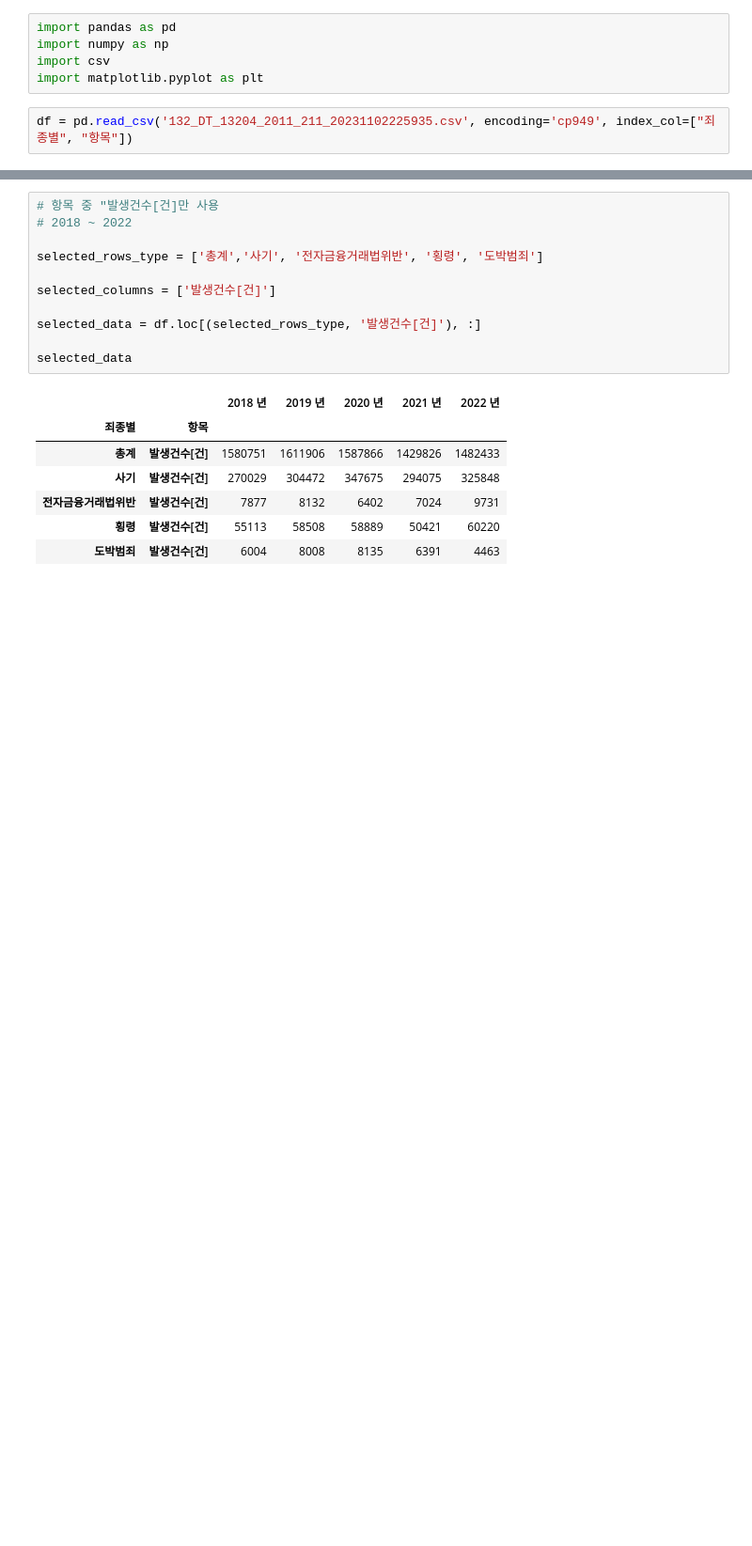
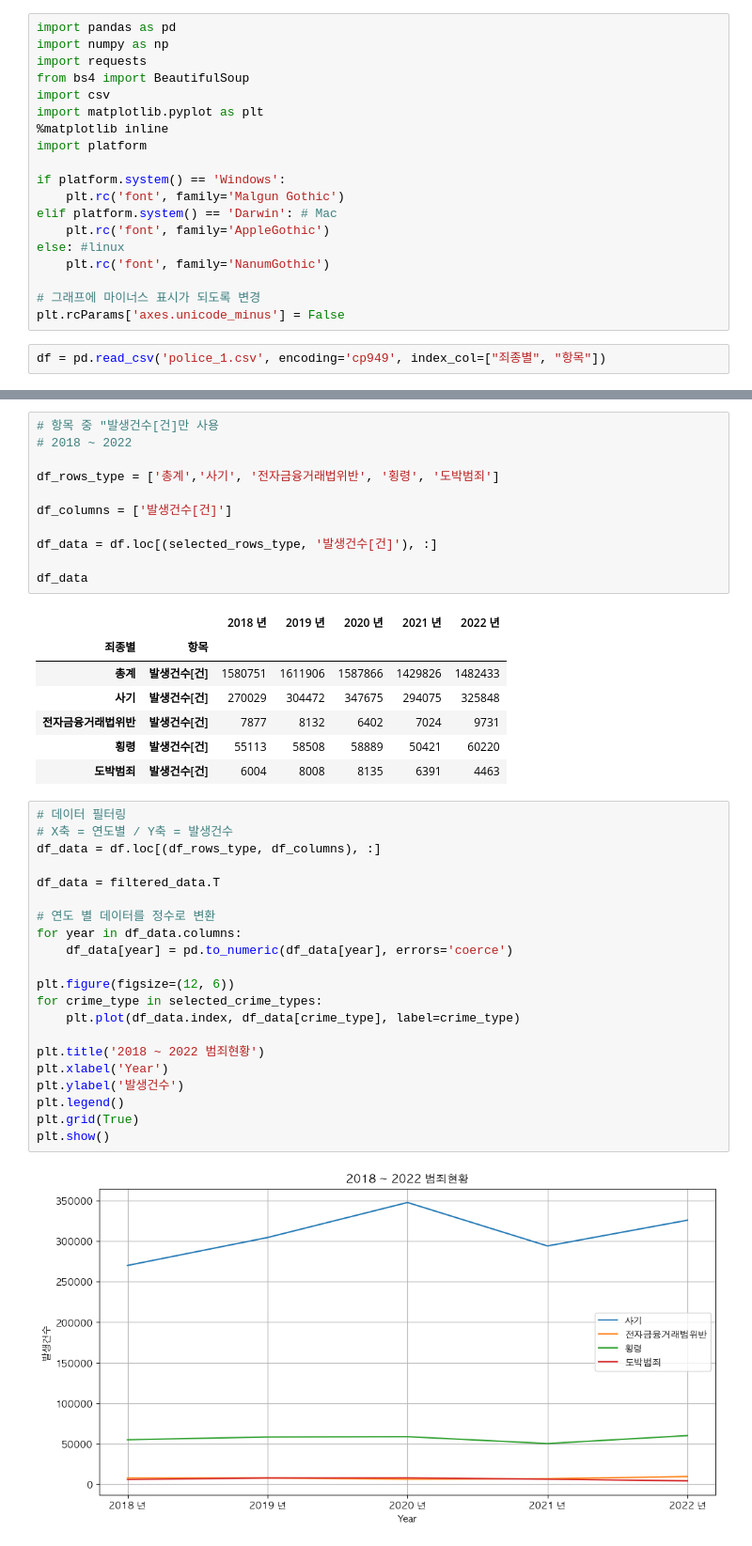
Before and after one commit to chan2-plc/data_police, a Jupyter notebook: 범죄통계 (1).ipynb, the cells around one changed output, grey strips where cells are left out. Shown at 94% size. Drawn from its saved outputs; the diff is of its cells as text; blank space fills up the shorter version.

```diff
--- a/범죄통계 (1).ipynb
+++ b/범죄통계 (1).ipynb
@@ -1,7 +1,21 @@
 # %%
 import pandas as pd
 import numpy as np
+import requests
+from bs4 import BeautifulSoup
 import csv
 import matplotlib.pyplot as plt
+%matplotlib inline
+import platform
+
+if platform.system() == 'Windows':
+    plt.rc('font', family='Malgun Gothic')
+elif platform.system() == 'Darwin': # Mac
+    plt.rc('font', family='AppleGothic')
+else: #linux
+    plt.rc('font', family='NanumGothic')
+
+# 그래프에 마이너스 표시가 되도록 변경
+plt.rcParams['axes.unicode_minus'] = False
 # %%
-df = pd.read_csv('132_DT_13204_2011_211_20231102225935.csv', encoding='cp949', index_col=["죄종별", "항목"])
+df = pd.read_csv('police_1.csv', encoding='cp949', index_col=["죄종별", "항목"])
@@ -181,13 +208,13 @@ selected_rows
 # 항목 중 "발생건수[건]만 사용
 # 2018 ~ 2022
 
-selected_rows_type = ['총계','사기', '전자금융거래법위반', '횡령', '도박범죄']
+df_rows_type = ['총계','사기', '전자금융거래법위반', '횡령', '도박범죄']
 
-selected_columns = ['발생건수[건]']
+df_columns = ['발생건수[건]']
 
-selected_data = df.loc[(selected_rows_type, '발생건수[건]'), :]
+df_data = df.loc[(selected_rows_type, '발생건수[건]'), :]
 
-selected_data
+df_data
 # %% [output]
 |  |  | 2018 년 | 2019 년 | 2020 년 | 2021 년 | 2022 년 |
 | 죄종별 | 항목 |  |  |  |  |  |
@@ -196,3 +223,26 @@ selected_data
 | 전자금융거래법위반 | 발생건수[건] | 7877 | 8132 | 6402 | 7024 | 9731 |
 | 횡령 | 발생건수[건] | 55113 | 58508 | 58889 | 50421 | 60220 |
 | 도박범죄 | 발생건수[건] | 6004 | 8008 | 8135 | 6391 | 4463 |
+# %%
+# 데이터 필터링
+# X축 = 연도별 / Y축 = 발생건수
+df_data = df.loc[(df_rows_type, df_columns), :]
+
+df_data = filtered_data.T
+
+# 연도 별 데이터를 정수로 변환
+for year in df_data.columns:
+    df_data[year] = pd.to_numeric(df_data[year], errors='coerce')
+
+plt.figure(figsize=(12, 6))
+for crime_type in selected_crime_types:
+    plt.plot(df_data.index, df_data[crime_type], label=crime_type)
+
+plt.title('2018 ~ 2022 범죄현황')
+plt.xlabel('Year')
+plt.ylabel('발생건수')
+plt.legend()
+plt.grid(True)
+plt.show()
+# %% [output]
+[figure, added]
```
Also changed, not shown: parts of 10 cells of this notebook.
